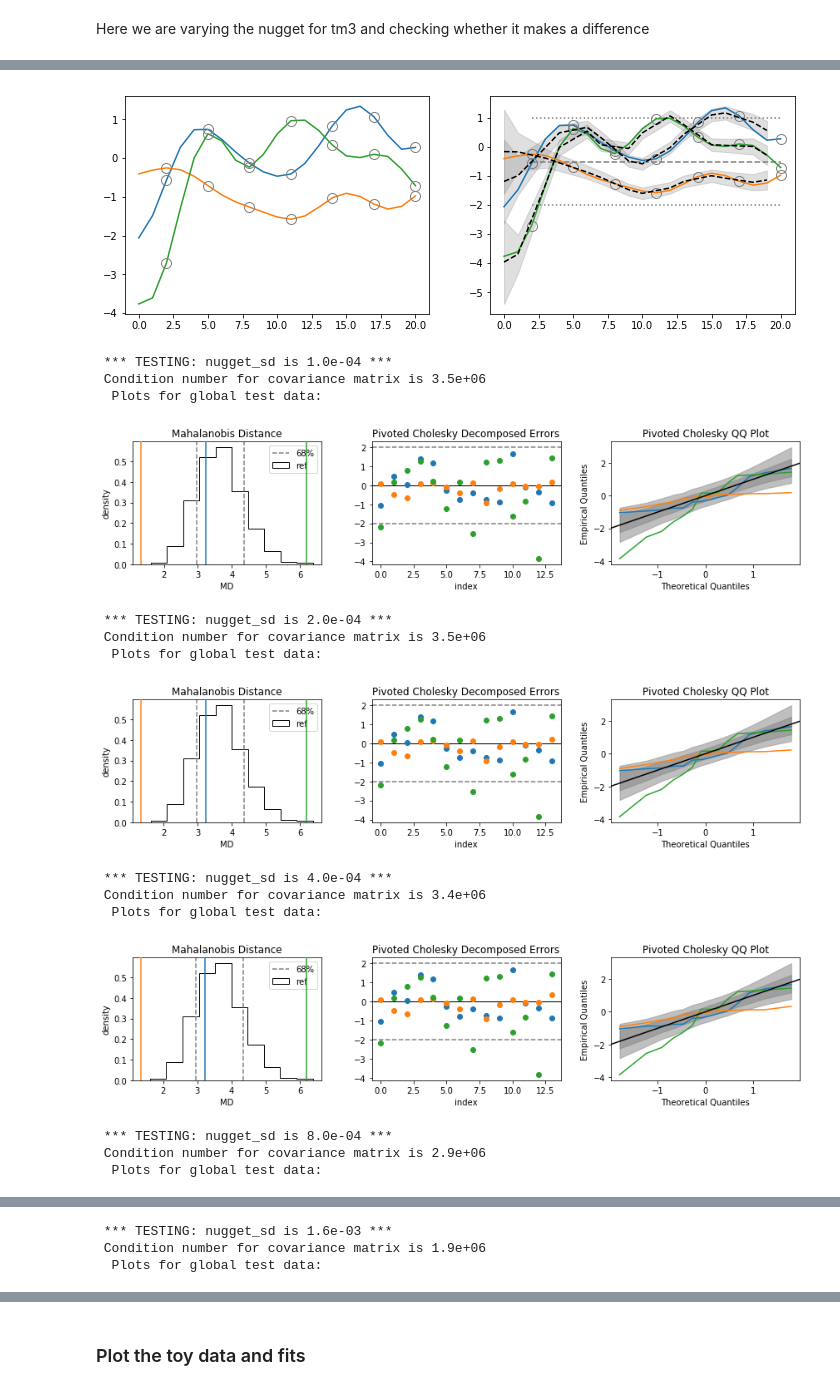
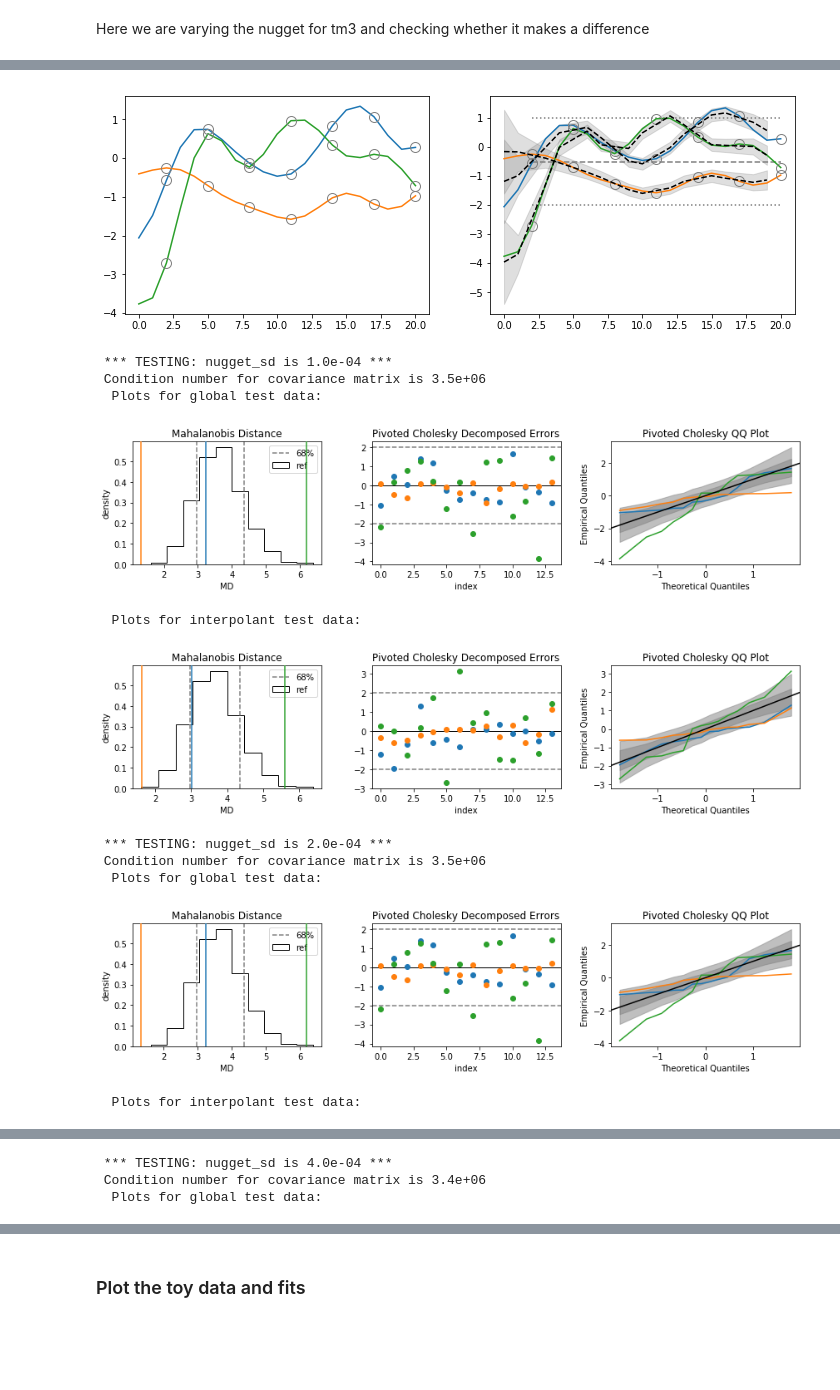
Before and after one commit to buqeye/gsum, a Jupyter notebook: test_cases/GP_model_checking_test_cases_rjf_upgrade1.ipynb, the cells around one changed output, grey strips where cells are left out. Cells and saved outputs as stored; diff of their text form; code cells hidden in the pictures; blank space fills up the shorter version.

Commit message:
still more updates to Toy_model class

```diff
--- a/test_cases/GP_model_checking_test_cases_rjf_upgrade1.ipynb
+++ b/test_cases/GP_model_checking_test_cases_rjf_upgrade1.ipynb
@@ -487,42 +487,40 @@ plt.show()     # this waits until the plot is finished before proceeding
 #  and then generate model checking plotzilla for global test data
 for tm in tm_nugget_test:
     #tm.print_information()
     tm.setup_toy_model()
     tm.fit_toy_model()
 
     print('\n *** TESTING: nugget_sd is {:.1e} ***'.format(tm.nugget_sd))
     print(' Condition number for covariance matrix is {:.1e}'.format(
           np.linalg.cond(
            tm.fitcov_test + tm.nugget_sd**2 * np.eye(tm.fitcov_test.shape[0]) )))
     #tm.model_checking_with_training_data_only(plots='Md and pivoted cholesky')
     print('  Plots for global test data:')
     tm.model_checking_with_test_data_global(plots='Md and pivoted cholesky')
-    #tm.model_checking_with_test_data_interpolants(plots='Md and pivoted cholesky')
     plt.show()  # this waits until the plot is finished before proceeding
+    print('  Plots for interpolant test data:')
+    tm.model_checking_with_test_data_interpolants(plots='Md and pivoted cholesky')
+    plt.show()  # this waits until the plot is finished before proceeding
 # %% [output]
  ************************************************************************
  Information for toy model: 'rjf_scale_shift_0p3_seed_6_samples_3'
   * mesh for the GPS: 21 points from 0.00 to 20.00
   * training data: every 3 points starting with point 2;  total 7 pts
   * nugget_sd: 1.00e-04
 
  sample #   variance  length scale  seed   color
     0         1.00        3.0         6
     1         1.00        3.3         7
     2         1.00        2.7         8
 [figure]
  *** TESTING: nugget_sd is 1.0e-04 ***
  Condition number for covariance matrix is 3.5e+06
   Plots for global test data:
 [figure]
- *** TESTING: nugget_sd is 2.0e-04 ***
- Condition number for covariance matrix is 3.5e+06
-  Plots for global test data:
+  Plots for interpolant test data:
-[figure, old version]
+[figure, new version]
- *** TESTING: nugget_sd is 4.0e-04 ***
- Condition number for covariance matrix is 3.4e+06
+ *** TESTING: nugget_sd is 2.0e-04 ***
+ Condition number for covariance matrix is 3.5e+06
   Plots for global test data:
 [figure]
- *** TESTING: nugget_sd is 8.0e-04 ***
- Condition number for covariance matrix is 2.9e+06
-  Plots for global test data:
+  Plots for interpolant test data:
@@ -530,3 +528,3 @@ for tm in tm_nugget_test:
- *** TESTING: nugget_sd is 1.6e-03 ***
- Condition number for covariance matrix is 1.9e+06
+ *** TESTING: nugget_sd is 4.0e-04 ***
+ Condition number for covariance matrix is 3.4e+06
   Plots for global test data:
```
Also changed, not shown: parts of 1 cell of this notebook.
